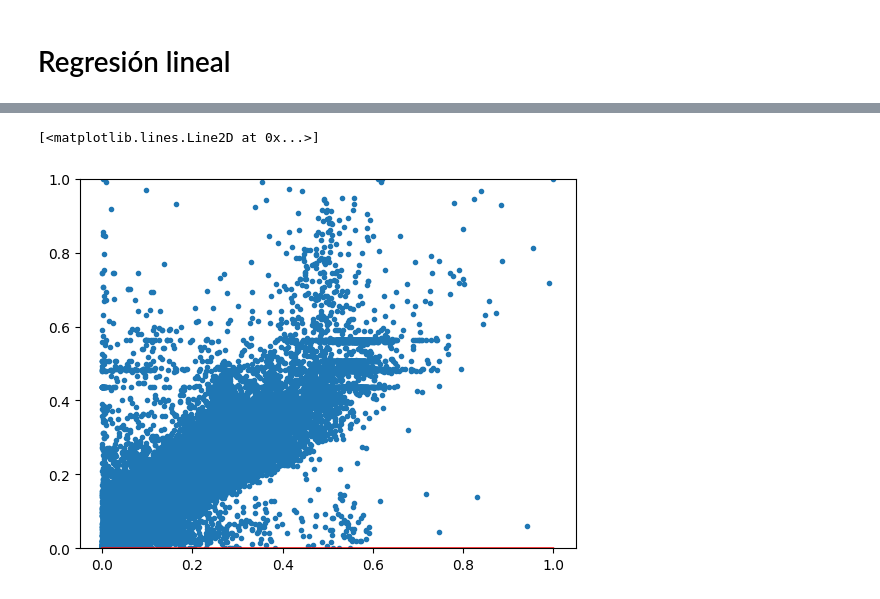
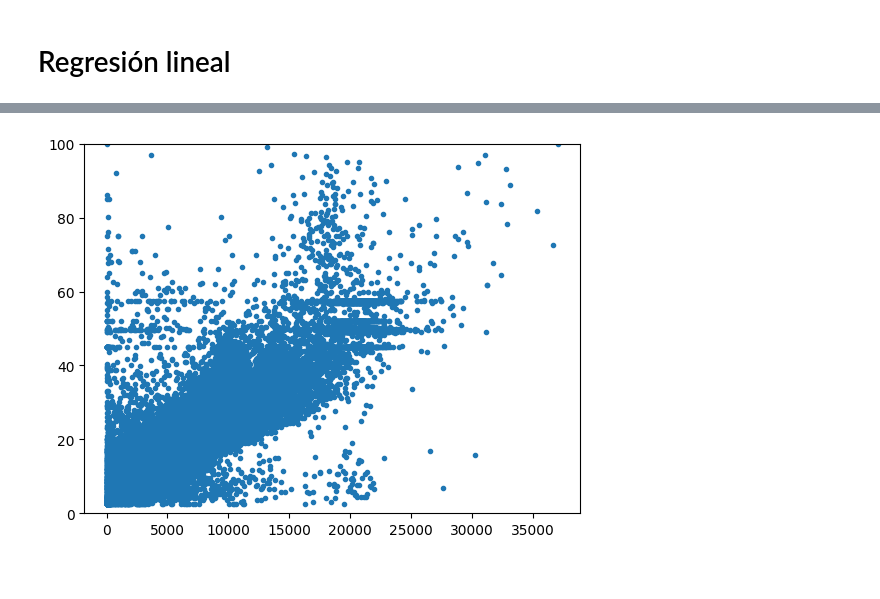
Before and after one commit to gag1005/Mineria-de-datos, a Jupyter notebook: practica3/practica3.ipynb, the cells around one changed output, grey strips where cells are left out. Saved outputs shown, nothing was run; the diff lists cells and outputs as text; code cells hidden in the pictures.

```diff
--- a/practica3/practica3.ipynb
+++ b/practica3/practica3.ipynb
@@ -38,6 +48,7 @@ df
 # Sustituimos las fechas por timestamps
 # df['pickup_timestamp'] = df['pickup_datetime'].apply(lambda x: datetime.strptime(x, '%Y-%m-%d %H:%M:%S UTC').timestamp())
 df['pickup_timestamp'] = df['pickup_datetime'].apply(lambda x: pd.Timestamp(x))
-df['pickup_day'] = df['pickup_timestamp'].apply(lambda x: x.day)
-df.drop('pickup_datetime', axis=1)
-df.drop('pickup_timestamp', axis=1)
+df['pickup_monthday'] = df['pickup_timestamp'].apply(lambda x: x.day)
+df['pickup_weekday'] = df['pickup_timestamp'].apply(lambda x: x.weekday)
+df.drop('pickup_datetime', axis=1, inplace=True)
+df.drop('pickup_timestamp', axis=1, inplace=True)
@@ -86,7 +83,7 @@ def coordsToDistance(long1: float, lat1: float, long2: float, lat2: float):
     return d
 # %%
 # Reemplazamos las columnas de las coordenaas con la distancia
-coords:np.ndarray = df.iloc[:, 2:6].to_numpy()
+coords:np.ndarray = df[['pickup_longitude', 'pickup_latitude', 'dropoff_longitude', 'dropoff_latitude']].to_numpy()
 distances = np.apply_along_axis(lambda x: coordsToDistance(x[0], x[1], x[2], x[3]), 1, coords)
 df.insert(2, 'distance_run', pd.Series(distances))
 # df = df.drop(['pickup_longitude', 'pickup_latitude', 'dropoff_longitude', 'dropoff_latitude'], axis=1 )
@@ -110,5 +107,5 @@ df.drop(df[df['distance_run'] > 60000].index, inplace=True)
 df.drop(df[df['distance_run'] < 10].index, inplace=True)
 df.drop(df[df['fare_amount'] > 100].index, inplace=True)
 df.drop(df[df['fare_amount'] < 1].index, inplace=True)
-df.drop(df[df['pickup_latitude'] > 40].index, inplace=True)
+df.drop(df[df['pickup_latitude'] > 50].index, inplace=True)
 df.drop(df[df['pickup_latitude'] < 10].index, inplace=True)
@@ -152,0 +136,2 @@ dtype: object
+# %%
+df = df.drop(['pickup_longitude', 'pickup_latitude', 'dropoff_longitude', 'dropoff_latitude'], axis=1 )
@@ -186,11 +203,10 @@ TypeError: can't multiply sequence by non-int of type 'float'
 # %%
 # Distance run
 
-plt.scatter(xTrain.to_numpy()[:, 1], yTrain, marker=".")
+plt.scatter(xTrain['distance_run'].to_numpy(), yTrain, marker=".")
 # [classifier.getValue(x) for x in xTrain.to_numpy()]
 # plt.plot(xTrain.to_numpy()[:, 1], [classifier.getValue(x) for x in xTrain.to_numpy()], color="red")
 plt.ylim([0,np.max(yTrain.to_numpy())])
 a = np.linspace(0, np.max(xTrain.to_numpy()[:, 1]), int(np.max(xTrain.to_numpy()[:, 1]) / 100))
 # %% [output]
-[<matplotlib.lines.Line2D at 0x...>]
-[figure, old version]
+[figure, new version]
```
Also changed, not shown: parts of 11 cells of this notebook, 1 other file.
